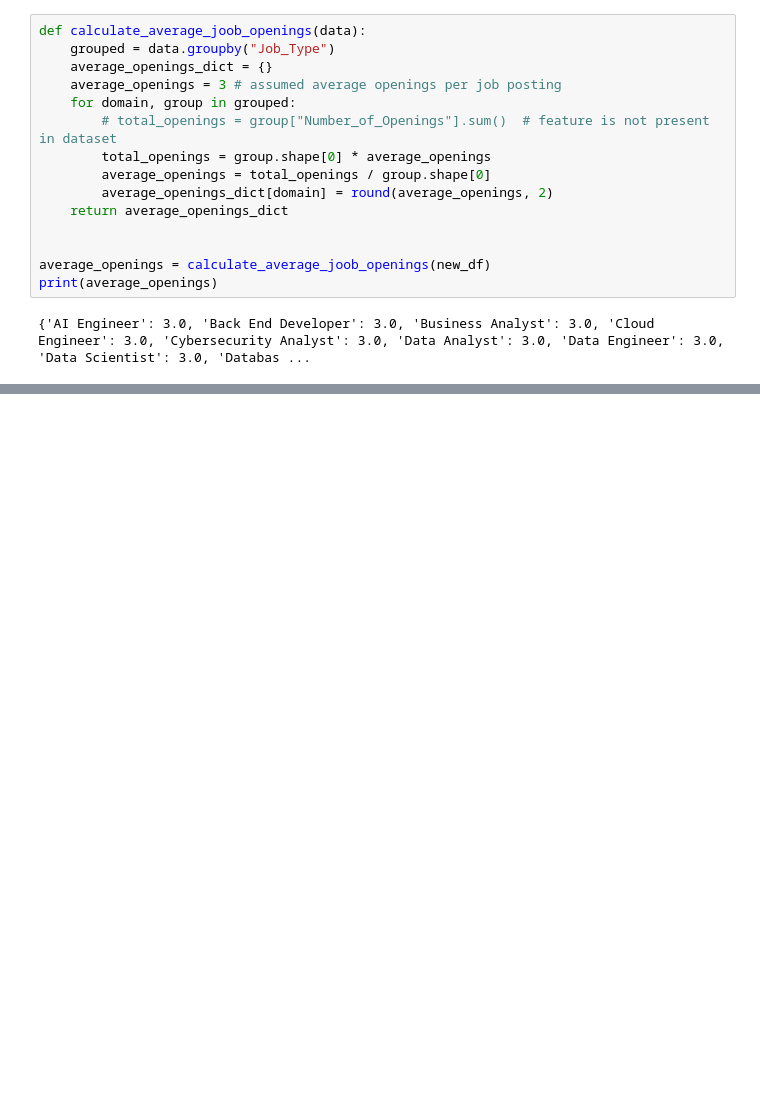
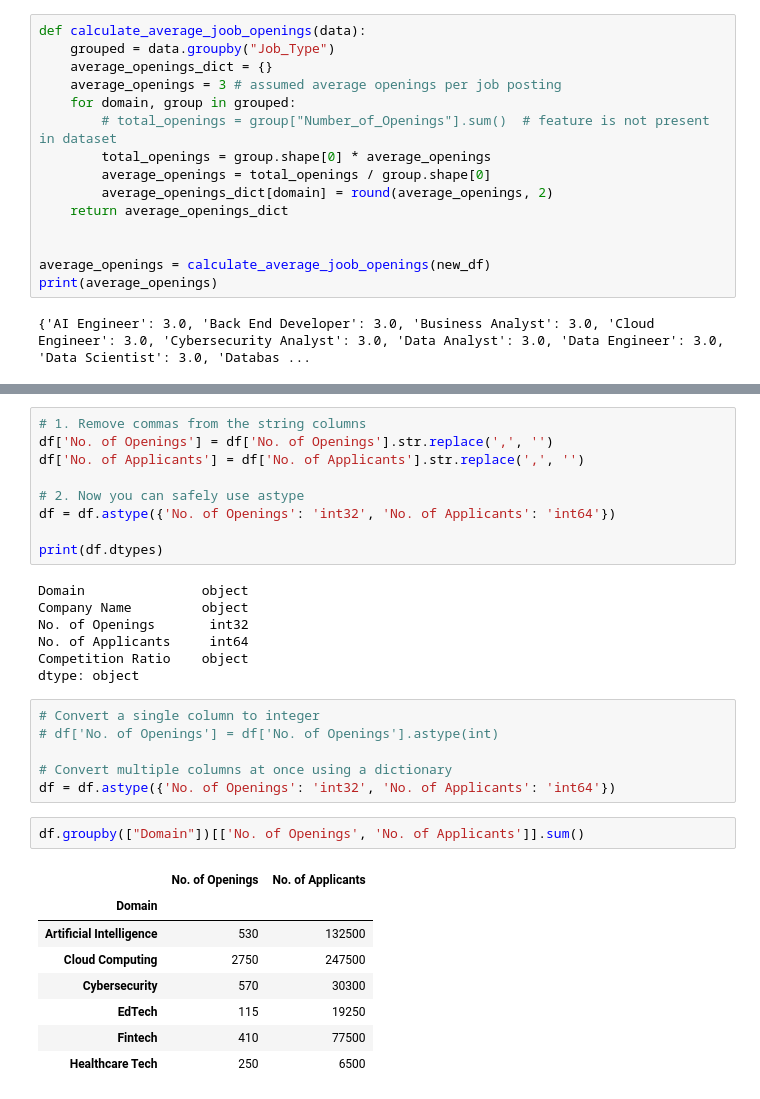
Before and after one commit to 2004harshit/job_trend_predictor, a Jupyter notebook: notebooks/domain_confusion_resolver.ipynb, the cells around one changed output, grey strips where cells are left out. Cells and saved outputs as stored; diff of their text form; blank space fills up the shorter version.

```diff
--- a/notebooks/domain_confusion_resolver.ipynb
+++ b/notebooks/domain_confusion_resolver.ipynb
@@ -284,0 +374,33 @@ print(average_openings)
+# %%
+# 1. Remove commas from the string columns
+df['No. of Openings'] = df['No. of Openings'].str.replace(',', '')
+df['No. of Applicants'] = df['No. of Applicants'].str.replace(',', '')
+
+# 2. Now you can safely use astype
+df = df.astype({'No. of Openings': 'int32', 'No. of Applicants': 'int64'})
+
+print(df.dtypes)
+# %% [output]
+Domain               object
+Company Name         object
+No. of Openings       int32
+No. of Applicants     int64
+Competition Ratio    object
+dtype: object
+# %%
+# Convert a single column to integer
+# df['No. of Openings'] = df['No. of Openings'].astype(int)
+
+# Convert multiple columns at once using a dictionary
+df = df.astype({'No. of Openings': 'int32', 'No. of Applicants': 'int64'})
+# %%
+df.groupby(["Domain"])[['No. of Openings', 'No. of Applicants']].sum()
+# %% [output]
+|  | No. of Openings | No. of Applicants |
+| Domain |  |  |
+| Artificial Intelligence | 530 | 132500 |
+| Cloud Computing | 2750 | 247500 |
+| Cybersecurity | 570 | 30300 |
+| EdTech | 115 | 19250 |
+| Fintech | 410 | 77500 |
+| Healthcare Tech | 250 | 6500 |
```
Also changed, not shown: parts of 10 cells of this notebook, 19 other files.
